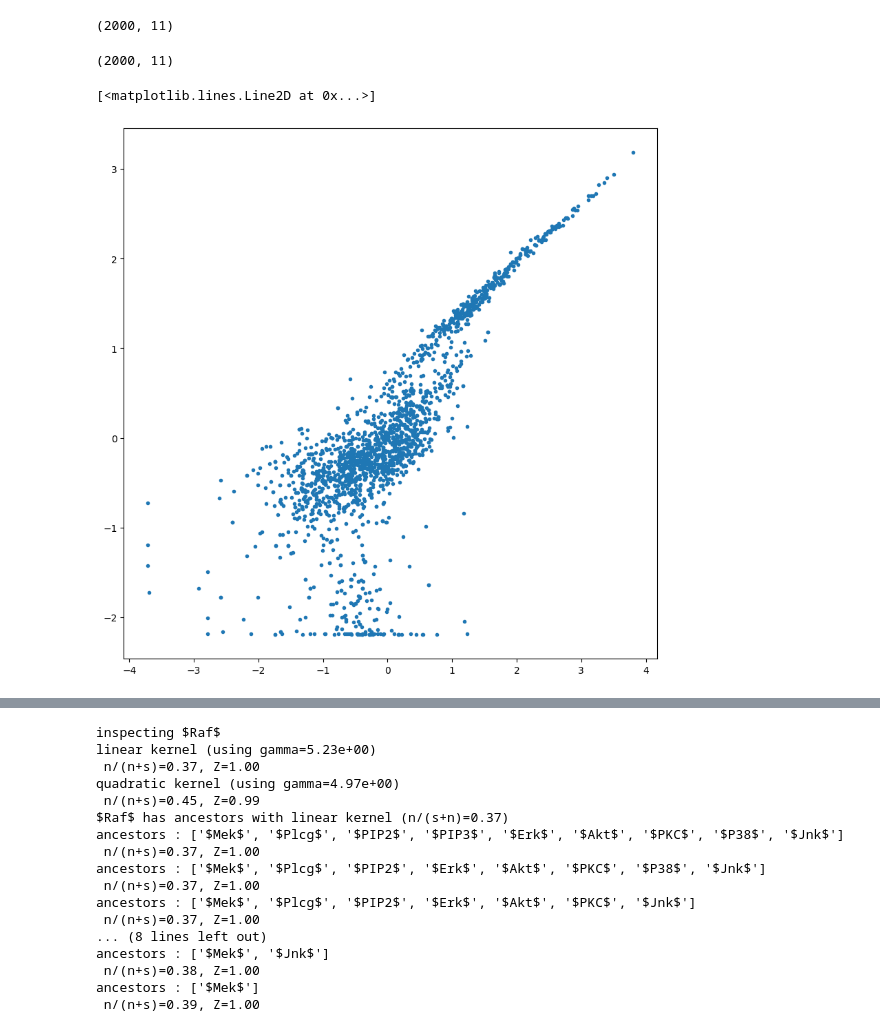
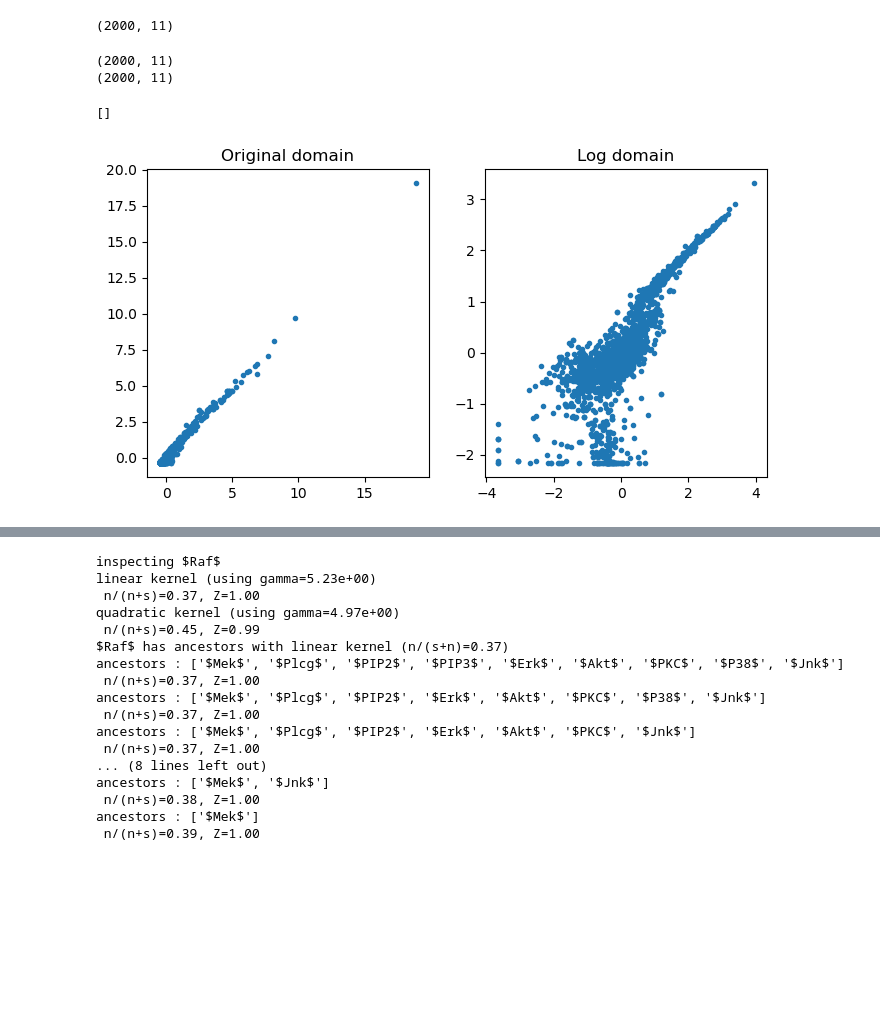
Before and after one commit to PauBatlle/GraphDiscovery, a Jupyter notebook: GeneDatasetNew.ipynb, the cells around one changed output, grey strips where cells are left out. Drawn from its saved outputs; the diff is of its cells as text; code cells hidden in the pictures; blank space fills up the shorter version.

```diff
--- a/GeneDatasetNew.ipynb
+++ b/GeneDatasetNew.ipynb
@@ -17,23 +17,33 @@ data = np.load('SachsData.npy')
 
 # sub-select data
 Ntrain = 2000
-l = data[np.random.randint(low=0,high=data.shape[0],size=(Ntrain)),:]
-l = np.log(l)
-print(l.shape)
+data_out = data[np.random.randint(low=0,high=data.shape[0],size=(Ntrain)),:]
+print(data_out.shape)
 # %% [output]
 (2000, 11)
 # %%
 # normalize data
-X=(l-np.mean(l,axis=0))/np.std(l,axis=0)
+X=(data_out-np.mean(data_out,axis=0))/np.std(data_out,axis=0)
 print(X.shape)
+
+# normalize log data
+log_data = np.log(data_out)
+Xlog = (log_data-np.mean(log_data,axis=0))/np.std(log_data,axis=0)
+print(Xlog.shape)
 # %% [output]
 (2000, 11)
+(2000, 11)
-# %%
-plt.figure(figsize=(10,10))
-plt.plot(X[:,0],X[:,1],'.')
-# %% [output]
-[<matplotlib.lines.Line2D at 0x...>]
-[figure, removed]
+# %%
+plt.figure(figsize=(8,4))
+plt.subplot(1,2,1)
+plt.title('Original domain')
+plt.plot(X[:,0],X[:,1],'.')
+plt.subplot(1,2,2)
+plt.title('Log domain')
+plt.plot(Xlog[:,0],Xlog[:,1],'.')
+# %% [output]
+[]
+[figure, added]
 # %%
 node_names=[
     '$Raf$',
```
Also changed, not shown: parts of 10 cells of this notebook.
